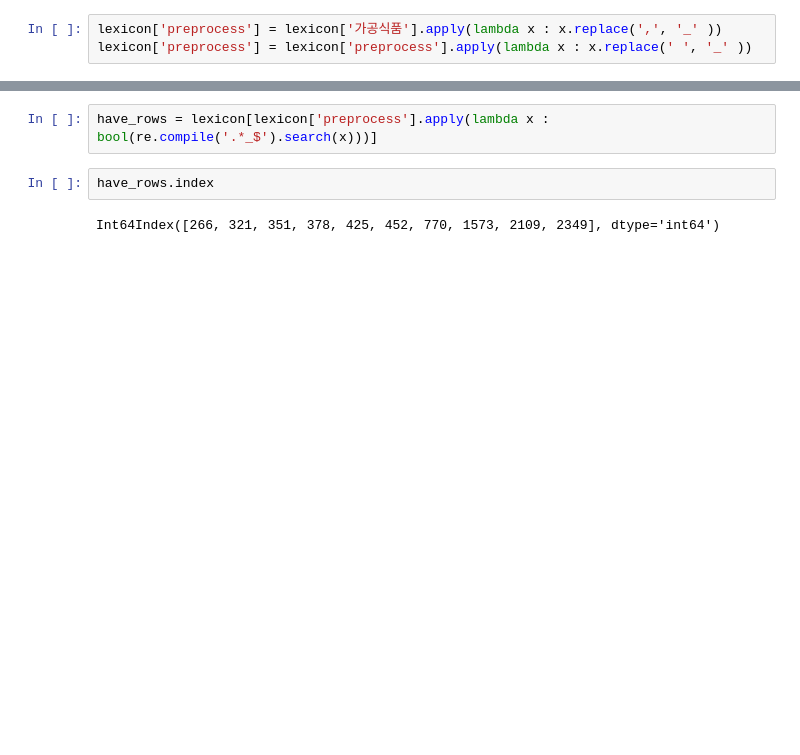
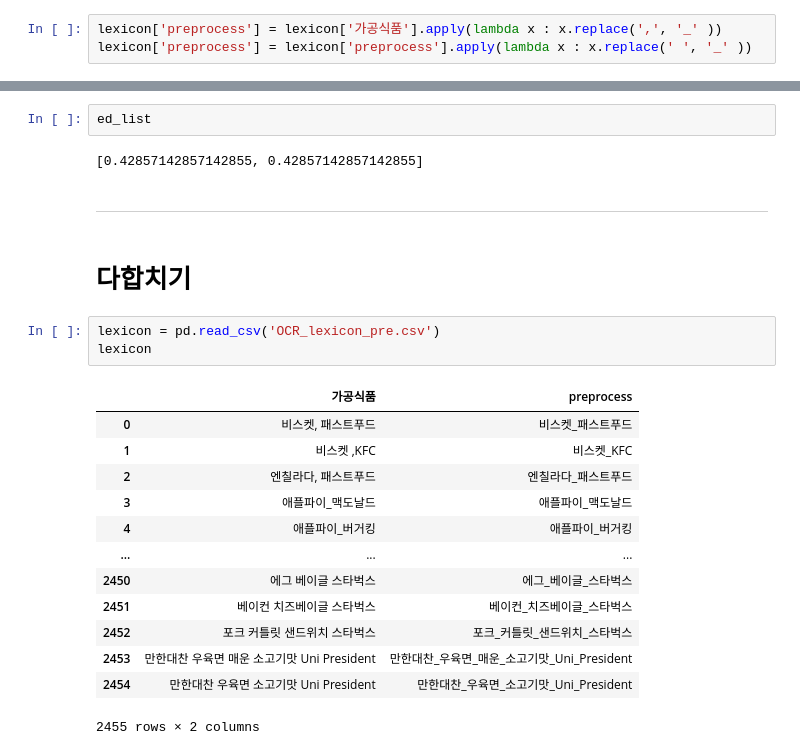
Before and after one commit to ximzzzzz/Food_CAMERA, a Jupyter notebook: lexicon.ipynb, the cells around one changed output, grey strips where cells are left out. Saved outputs shown, nothing was run; the diff lists cells and outputs as text; blank space fills up the shorter version.

```diff
--- a/lexicon.ipynb
+++ b/lexicon.ipynb
@@ -102,6 +184,25 @@ lexicon[lexicon['preprocess'].apply(lambda x : bool(re.compile('4.8%').search(x)
-# %%
-have_rows = lexicon[lexicon['preprocess'].apply(lambda x : bool(re.compile('.*_$').search(x)))]
-# %%
-have_rows.index
-# %% [output]
-Int64Index([266, 321, 351, 378, 425, 452, 770, 1573, 2109, 2349], dtype='int64')
+# %%
+ed_list
+# %% [output]
+[0.42857142857142855, 0.42857142857142855]
+# %% [markdown]
+---------------
+# %% [markdown]
+# 다합치기
+# %%
+lexicon = pd.read_csv('OCR_lexicon_pre.csv')
+lexicon
+# %% [output]
+|  | 가공식품 | preprocess |
+| 0 | 비스켓, 패스트푸드 | 비스켓_패스트푸드 |
+| 1 | 비스켓 ,KFC | 비스켓_KFC |
+| 2 | 엔칠라다, 패스트푸드 | 엔칠라다_패스트푸드 |
+| 3 | 애플파이_맥도날드 | 애플파이_맥도날드 |
+| 4 | 애플파이_버거킹 | 애플파이_버거킹 |
+| ... | ... | ... |
+| 2450 | 에그 베이글 스타벅스 | 에그_베이글_스타벅스 |
+| 2451 | 베이컨 치즈베이글 스타벅스 | 베이컨_치즈베이글_스타벅스 |
+| 2452 | 포크 커틀릿 샌드위치 스타벅스 | 포크_커틀릿_샌드위치_스타벅스 |
+| 2453 | 만한대찬 우육면 매운 소고기맛 Uni President | 만한대찬_우육면_매운_소고기맛_Uni_President |
+| 2454 | 만한대찬 우육면 소고기맛 Uni President | 만한대찬_우육면_소고기맛_Uni_President |
+2455 rows × 2 columns
```
Also changed, not shown: parts of 21 cells of this notebook.
